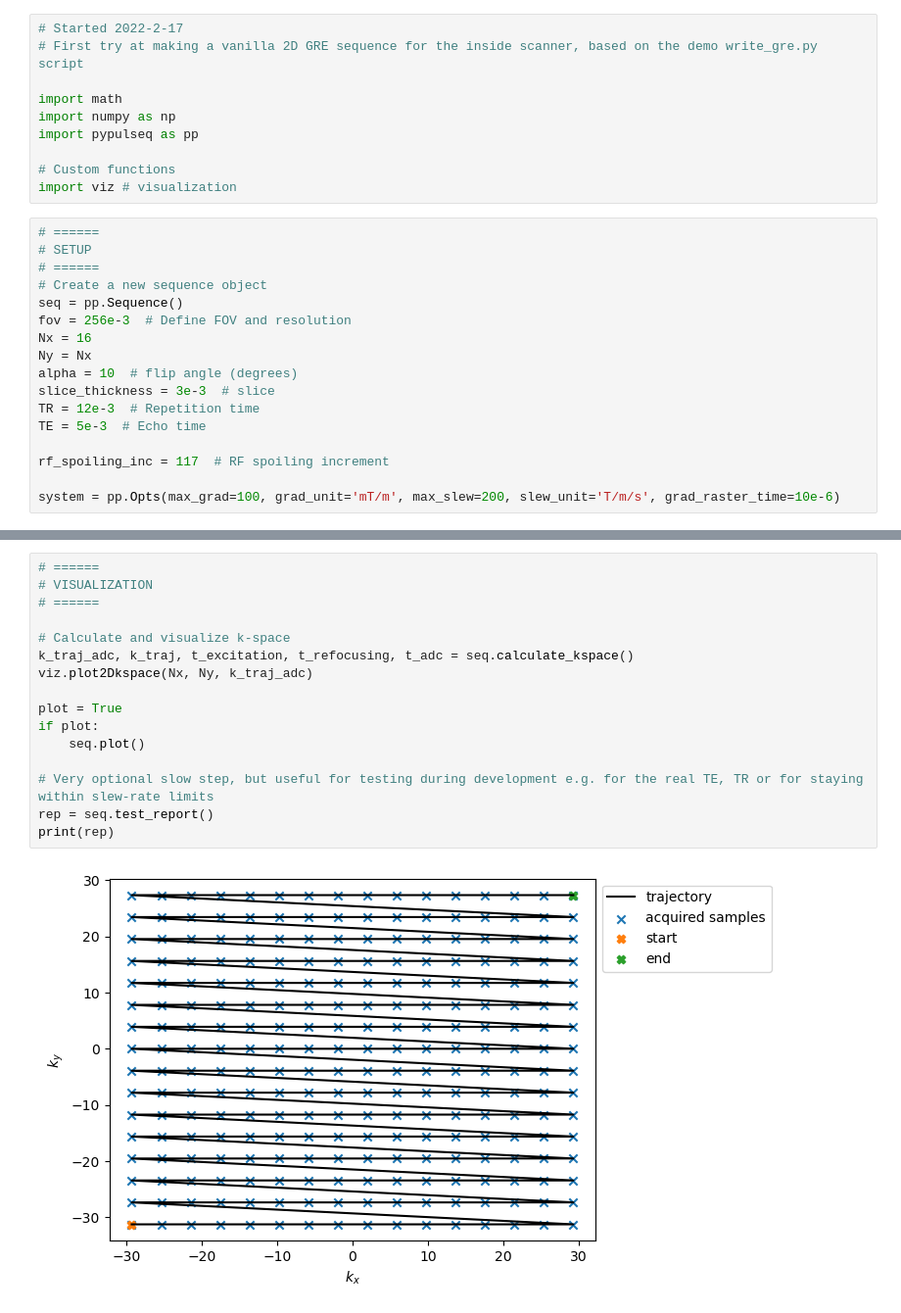
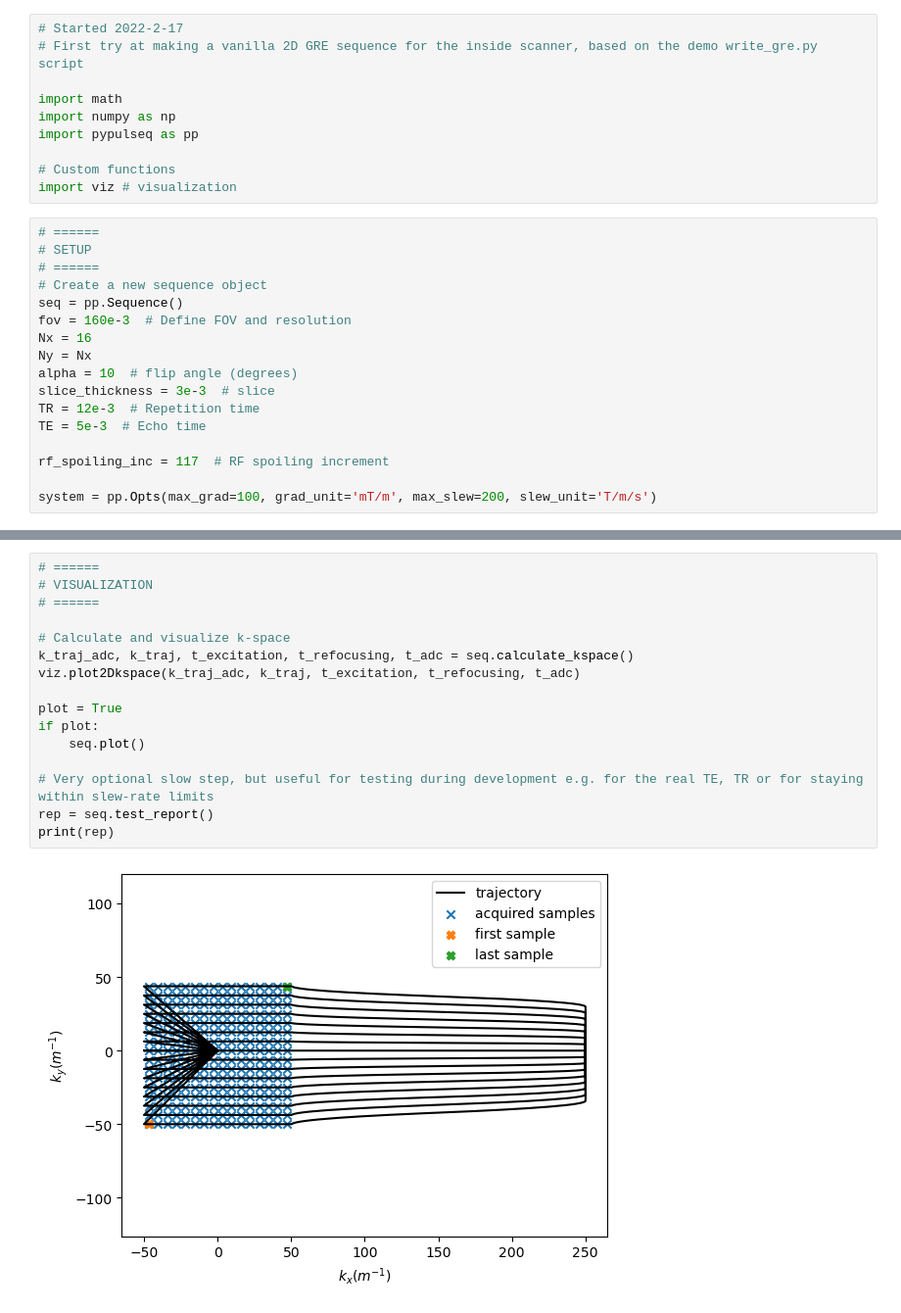
Before and after one commit to rextlfung/PyPulseq-experiment, a Jupyter notebook: custom_1_gre.ipynb, the cells around one changed output, grey strips where cells are left out. Shown at 98% size. Cells and saved outputs as stored; diff of their text form.

Commit message:
Adjusted FOV to 160mm for scan tomorrow. Trying to figure out why k_traj moves over regions that we didn't need to sample.

```diff
--- a/custom_1_gre.ipynb
+++ b/custom_1_gre.ipynb
@@ -14,7 +14,7 @@ import viz # visualization
 # ======
 # Create a new sequence object
 seq = pp.Sequence()
-fov = 256e-3  # Define FOV and resolution
+fov = 160e-3  # Define FOV and resolution
 Nx = 16
 Ny = Nx
 alpha = 10  # flip angle (degrees)
@@ -24,7 +24,7 @@ TE = 5e-3  # Echo time
 
 rf_spoiling_inc = 117  # RF spoiling increment
 
-system = pp.Opts(max_grad=100, grad_unit='mT/m', max_slew=200, slew_unit='T/m/s', grad_raster_time=10e-6)
+system = pp.Opts(max_grad=100, grad_unit='mT/m', max_slew=200, slew_unit='T/m/s')
 # %%
 # ======
 # CREATE EVENTS
@@ -163,19 +163,19 @@ Timing check passed successfully
 # %%
 # ======
 # VISUALIZATION
 # ======
 
 # Calculate and visualize k-space
 k_traj_adc, k_traj, t_excitation, t_refocusing, t_adc = seq.calculate_kspace()
-viz.plot2Dkspace(Nx, Ny, k_traj_adc)
+viz.plot2Dkspace(k_traj_adc, k_traj, t_excitation, t_refocusing, t_adc)
 
 plot = True
 if plot:
     seq.plot()
 
 # Very optional slow step, but useful for testing during development e.g. for the real TE, TR or for staying within slew-rate limits
 rep = seq.test_report()
 print(rep)
 # %% [output]
-[figure, old version]
+[figure, new version]
 [figure]
```
Also changed, not shown: parts of 4 cells of this notebook, 1 other file.
